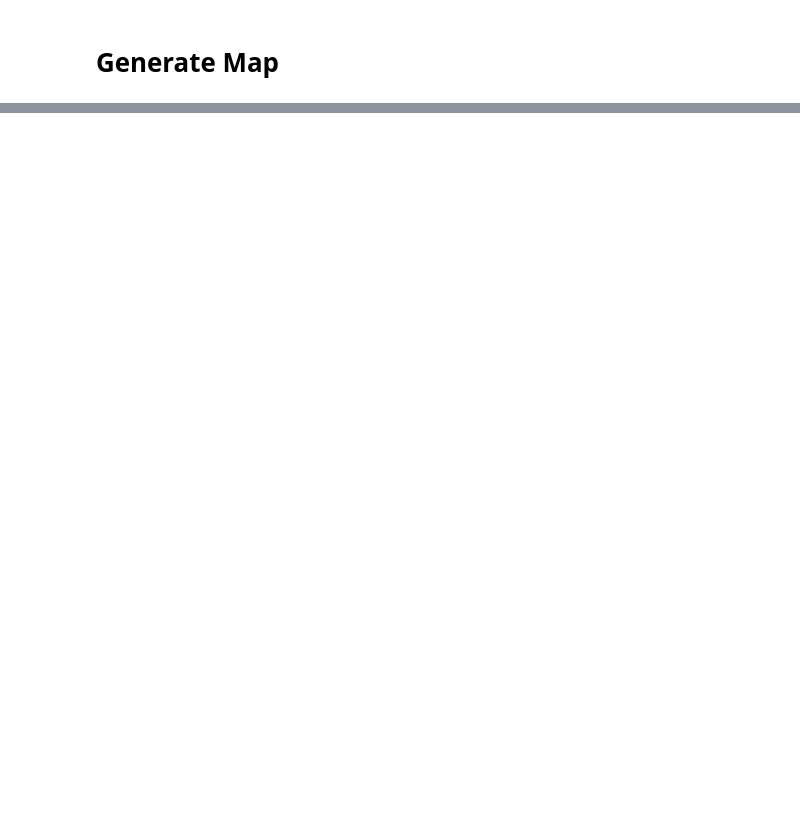
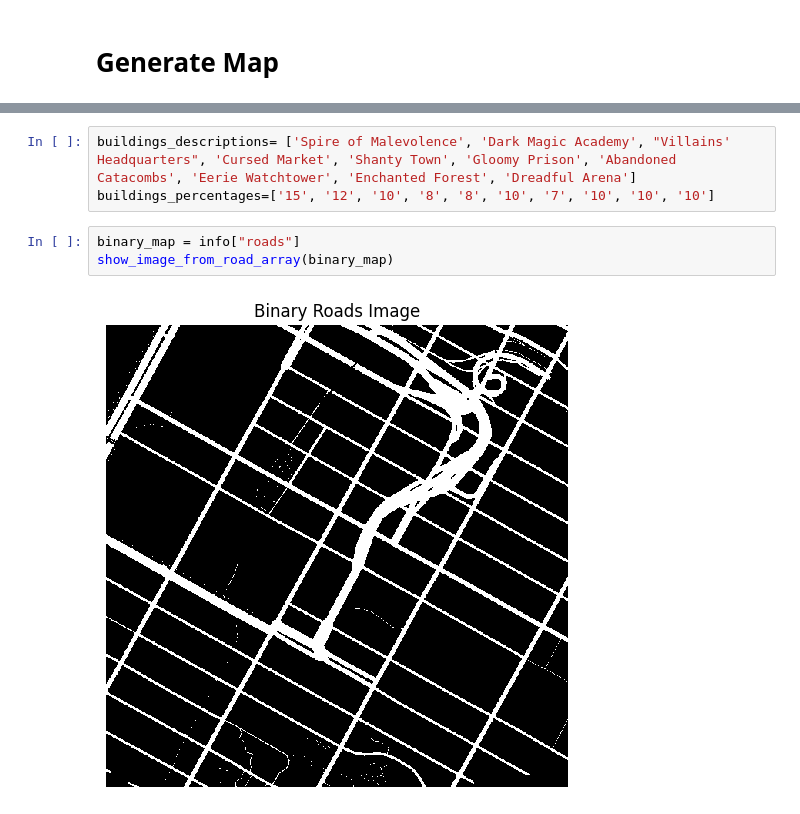
Before and after one commit to partharora1105/Text-To-World-Map, a Jupyter notebook: src/main.ipynb, the cells around one changed output, grey strips where cells are left out. Cells and saved outputs as stored; diff of their text form; blank space fills up the shorter version.

Commit message:
working pipelinefor buildings

```diff
--- a/src/main.ipynb
+++ b/src/main.ipynb
@@ -546,0 +606,8 @@ North Chatham Elementary School
+# %%
+buildings_descriptions= ['Spire of Malevolence', 'Dark Magic Academy', "Villains' Headquarters", 'Cursed Market', 'Shanty Town', 'Gloomy Prison', 'Abandoned Catacombs', 'Eerie Watchtower', 'Enchanted Forest', 'Dreadful Arena']
+buildings_percentages=['15', '12', '10', '8', '8', '10', '7', '10', '10', '10']
+# %%
+binary_map = info["roads"]
+show_image_from_road_array(binary_map)
+# %% [output]
+[figure, added]
```
Also changed, not shown: parts of 26 cells of this notebook.
